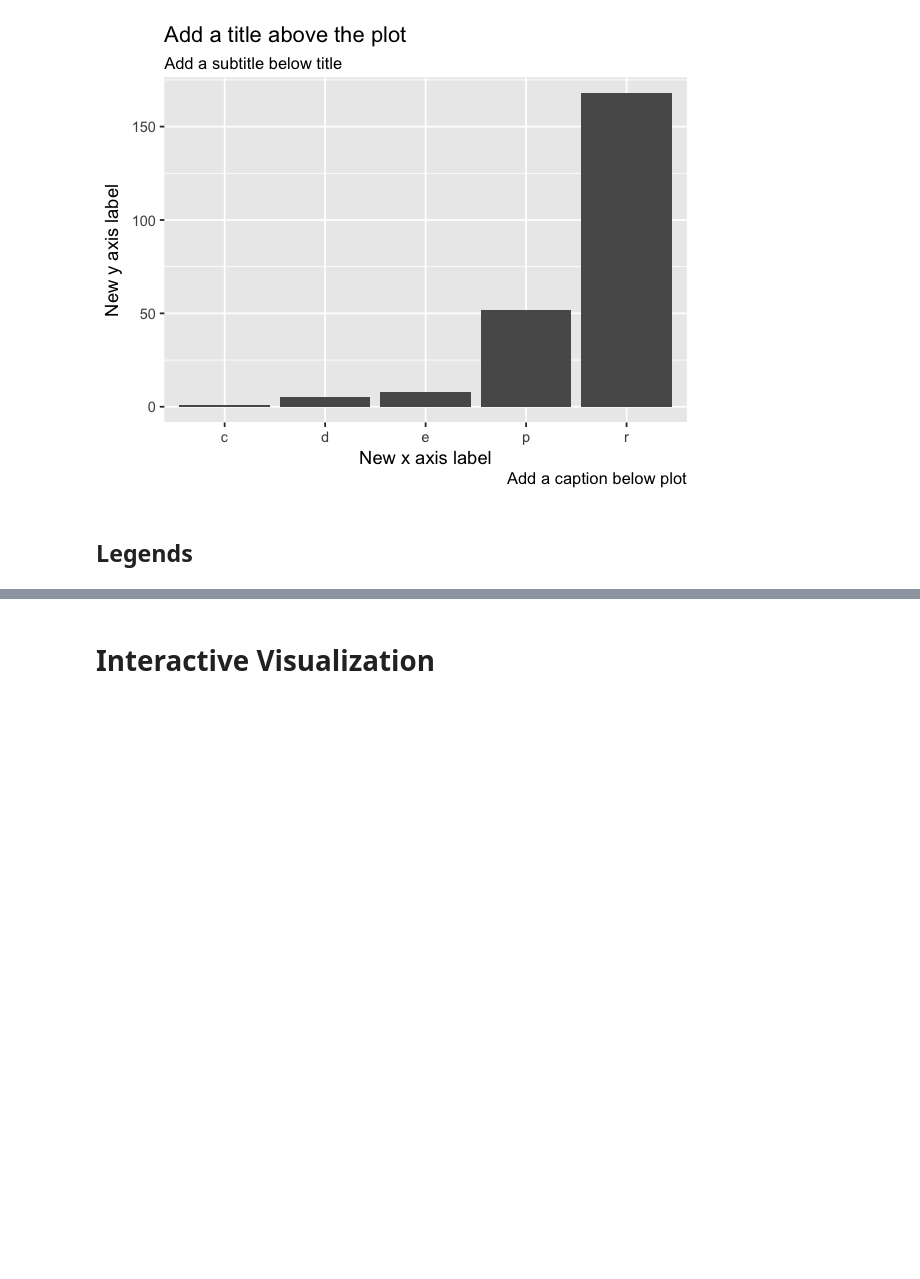
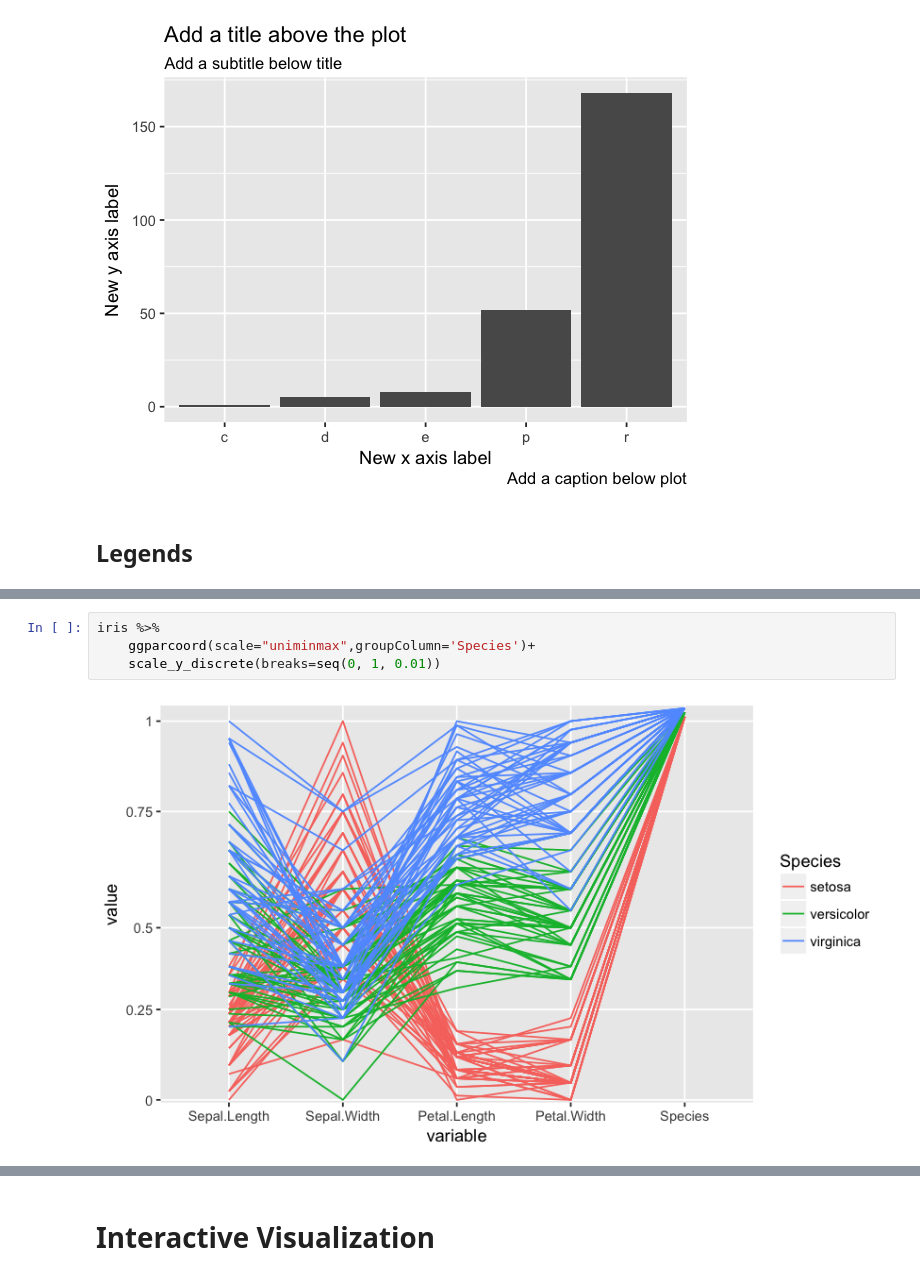
Before and after one commit to zhiruiwang/Talk_at_CAS, a Jupyter notebook: Invited Talk at CAS.ipynb, the cells around one changed output, grey strips where cells are left out. Cells and saved outputs as stored; diff of their text form; blank space fills up the shorter version.

```diff
--- a/Invited Talk at CAS.ipynb
+++ b/Invited Talk at CAS.ipynb
@@ -297,0 +341,6 @@ ggplot(mpg, aes(hwy))+
+# %%
+iris %>%
+    ggparcoord(scale="uniminmax",groupColumn='Species')+
+    scale_y_discrete(breaks=seq(0, 1, 0.01))
+# %% [output]
+[figure, added]
```
Also changed, not shown: parts of 20 cells of this notebook.
